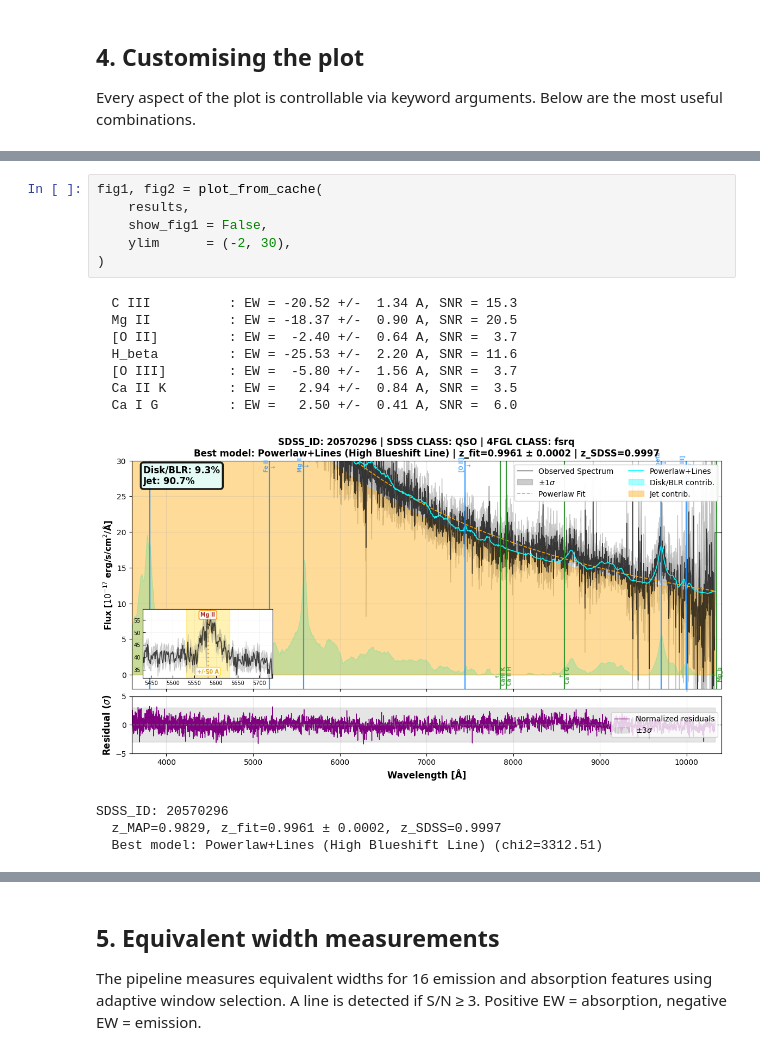
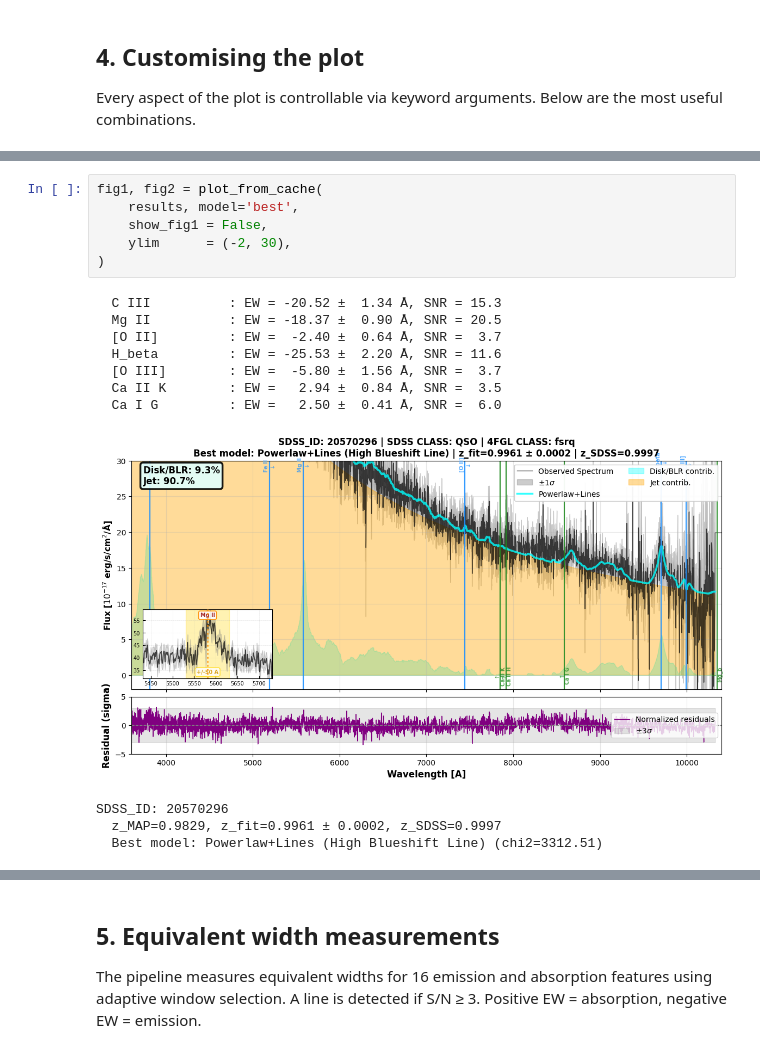
Before and after one commit to minlowie/Blazar-Analysis-Pipeline, a Jupyter notebook: demo.ipynb, the cells around one changed output, grey strips where cells are left out. Cells and saved outputs as stored; diff of their text form.

```diff
--- a/demo.ipynb
+++ b/demo.ipynb
@@ -233,19 +234,19 @@ SDSS_ID: 20570296
   Best model: Powerlaw+Lines (High Blueshift Line) (chi2=3312.51)
 # %%
 fig1, fig2 = plot_from_cache(
-    results,
+    results, model='best',
     show_fig1 = False,
     ylim      = (-2, 30),
 )
 # %% [output]
-  C III          : EW = -20.52 +/-  1.34 A, SNR = 15.3
-  Mg II          : EW = -18.37 +/-  0.90 A, SNR = 20.5
-  [O II]         : EW =  -2.40 +/-  0.64 A, SNR =  3.7
-  H_beta         : EW = -25.53 +/-  2.20 A, SNR = 11.6
-  [O III]        : EW =  -5.80 +/-  1.56 A, SNR =  3.7
-  Ca II K        : EW =   2.94 +/-  0.84 A, SNR =  3.5
-  Ca I G         : EW =   2.50 +/-  0.41 A, SNR =  6.0
+  C III          : EW = -20.52 ±  1.34 Å, SNR = 15.3
+  Mg II          : EW = -18.37 ±  0.90 Å, SNR = 20.5
+  [O II]         : EW =  -2.40 ±  0.64 Å, SNR =  3.7
+  H_beta         : EW = -25.53 ±  2.20 Å, SNR = 11.6
+  [O III]        : EW =  -5.80 ±  1.56 Å, SNR =  3.7
+  Ca II K        : EW =   2.94 ±  0.84 Å, SNR =  3.5
+  Ca I G         : EW =   2.50 ±  0.41 Å, SNR =  6.0
-[figure, old version]
+[figure, new version]
 SDSS_ID: 20570296
   z_MAP=0.9829, z_fit=0.9961 ± 0.0002, z_SDSS=0.9997
   Best model: Powerlaw+Lines (High Blueshift Line) (chi2=3312.51)
```
Also changed, not shown: parts of 11 cells of this notebook, 2 other files.
